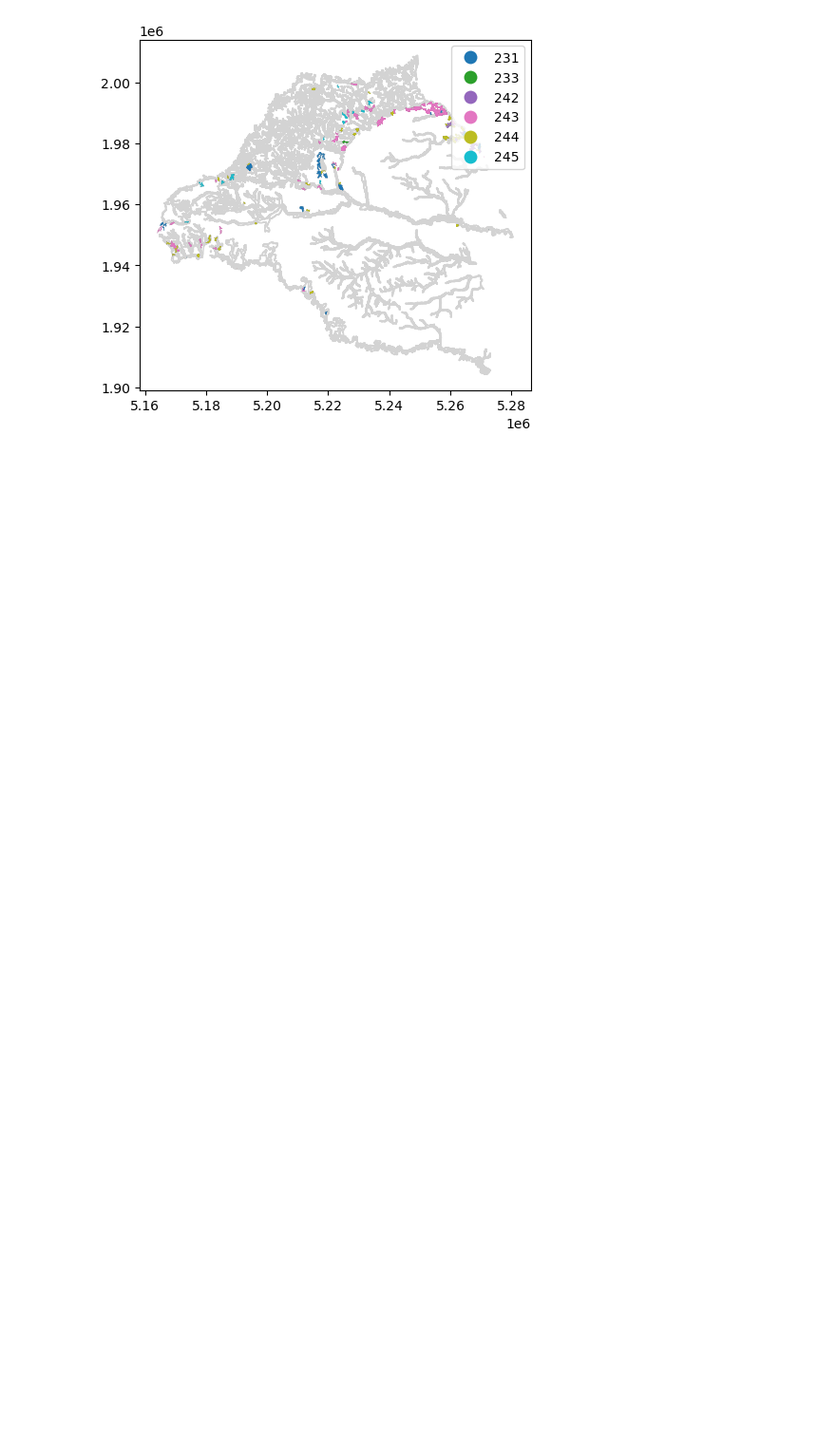
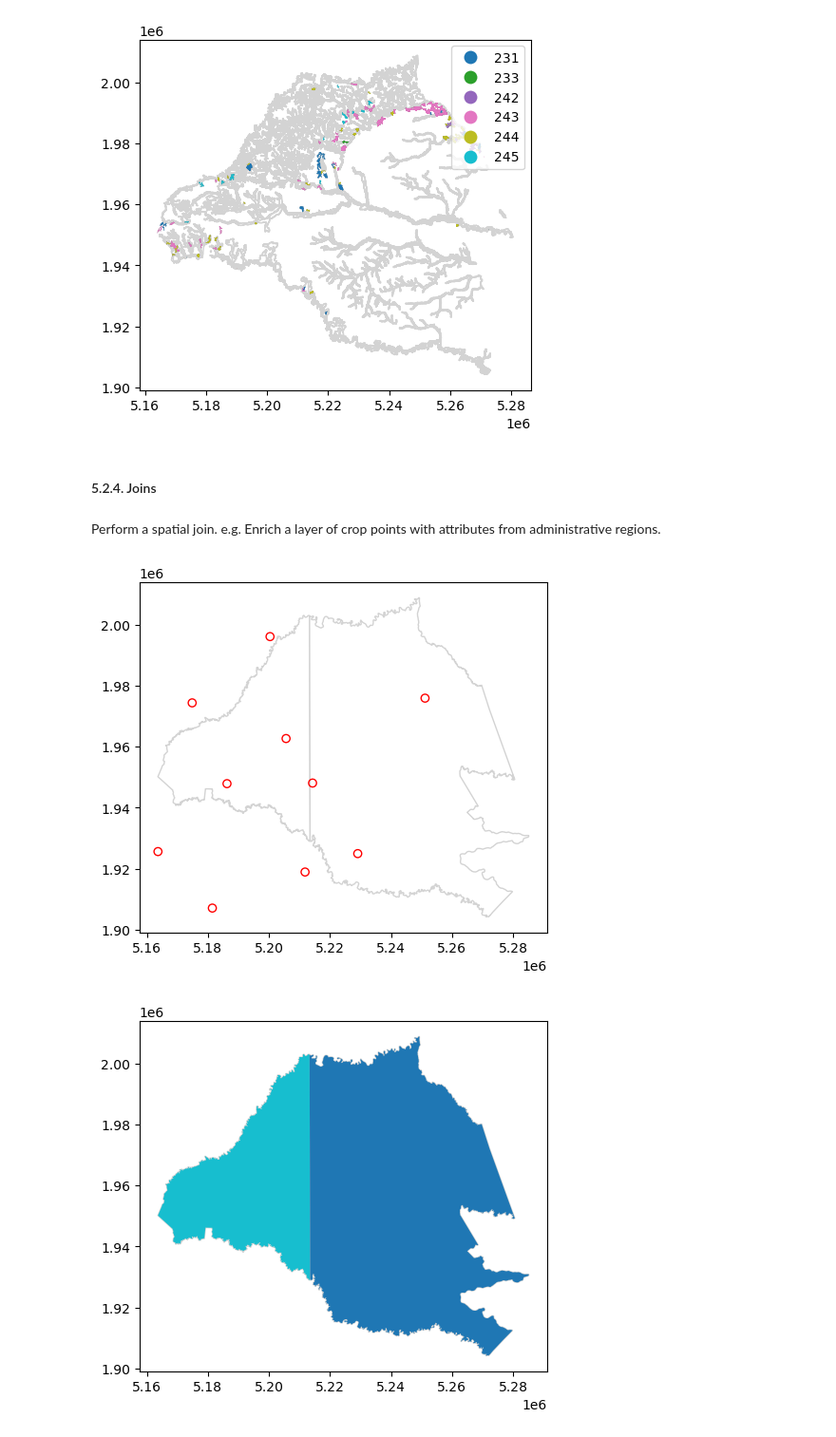
Before and after one commit to Lmfernanda/Workshop_2_Attribute_and_Spatial_Data_Operations, a Jupyter notebook: Workshop.ipynb, the cells around one changed output. Shown at 95% size. Drawn from its saved outputs; the diff is of its cells as text; code cells hidden in the pictures; blank space fills up the shorter version.

```diff
--- a/Workshop.ipynb
+++ b/Workshop.ipynb
@@ -319,3 +319,43 @@ hxc_join.plot(ax=base, column='nivel_3', legend=True);
 [figure]
 [figure]
 [figure]
+# %% [markdown]
+#### 5.2.4. Joins
+# %% [markdown]
+Perform a spatial join. e.g. Enrich a layer of crop points with attributes from administrative regions.
+# %%
+#Enriquecer puntos de parcelas de bosque con los datos de los municipios.
+
+import numpy as np
+
+municipios = gpd.read_file("Data\\Municipios.shp")
+
+np.random.seed(1)       ## set seed for reproducibility
+bb = municipios.total_bounds  ## the world's bounds
+x = np.random.uniform(low=bb[0], high=bb[2], size=10)
+y = np.random.uniform(low=bb[1], high=bb[3], size=10)
+random_points = gpd.points_from_xy(x, y, crs=9377)
+plot_forest = gpd.GeoDataFrame({'geometry': random_points})
+plot_forest
+
+municipios = municipios.to_crs(plot_forest.crs)
+
+municipios_random = municipios[municipios.intersects(plot_forest.union_all())]
+municipios_random
+
+random_joined = plot_forest.sjoin(municipios, how='left')
+random_joined
+
+# Random points
+base = municipios.plot(color='white', edgecolor='lightgrey')
+plot_forest.plot(ax=base, color='None', edgecolor='red');
+# World countries intersecting with the points
+base = municipios.plot(color='white', edgecolor='lightgrey')
+municipios_random.plot(ax=base, column='MpNombre');
+# Points with joined country names
+base = municipios.plot(color='white', edgecolor='lightgrey')
+random_joined.geometry.plot(ax=base, color='grey')
+random_joined.plot(ax=base, column='MpNombre', legend=True);
+# %% [output]
+[figure, added]
+[figure, added]
```
Also changed, not shown: parts of 11 cells of this notebook.
